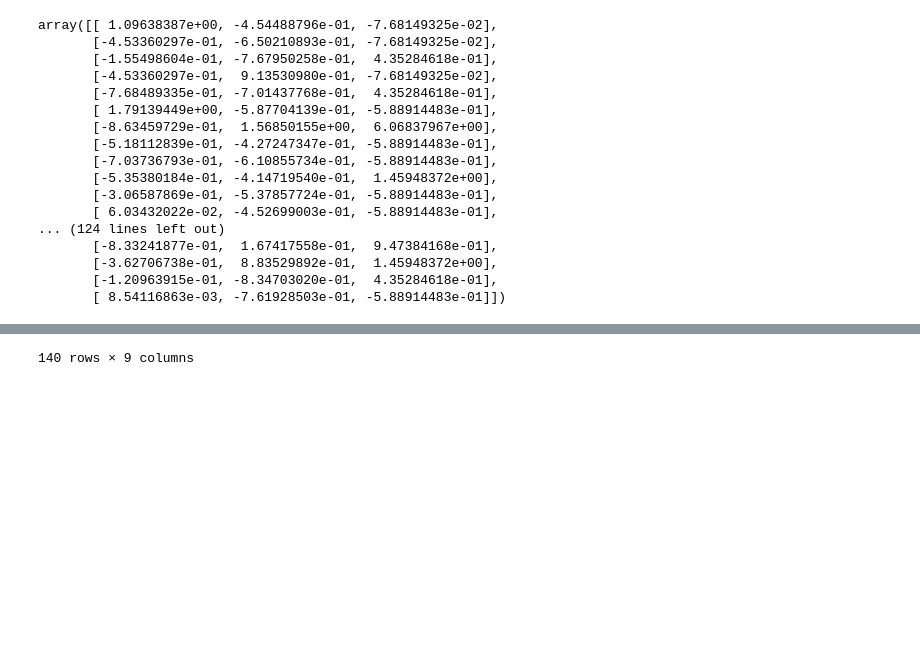
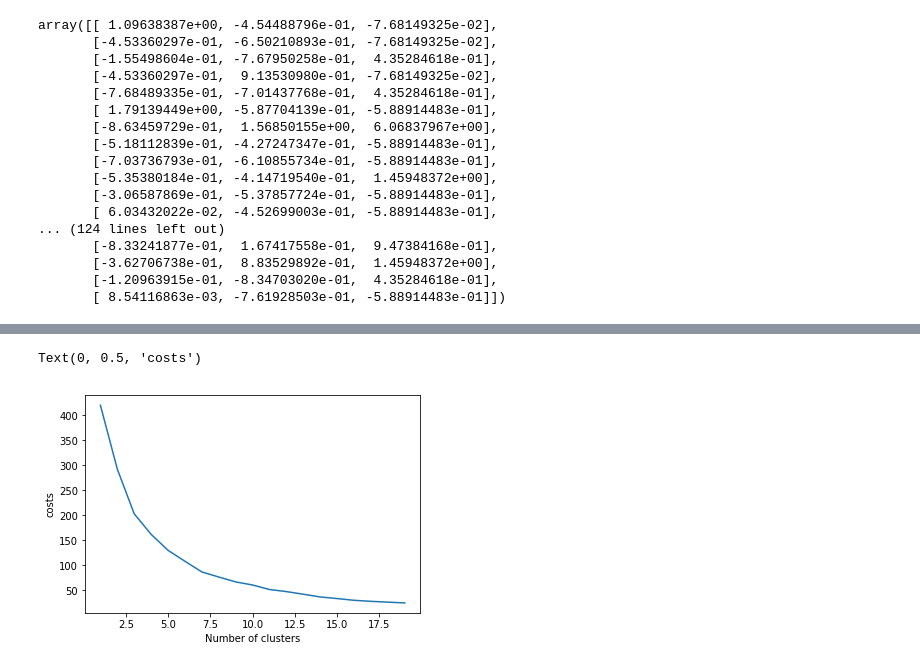
Before and after one commit to DirkFritz/Coursera_Capstone, a Jupyter notebook: FinalProject.ipynb, the cells around one changed output, grey strips where cells are left out. Drawn from its saved outputs; the diff is of its cells as text; code cells hidden in the pictures; blank space fills up the shorter version.

```diff
--- a/FinalProject.ipynb
+++ b/FinalProject.ipynb
@@ -364,11 +365,16 @@ array([[ 1.09638387e+00, -4.54488796e-01, -7.68149325e-02],
        [-1.20963915e-01, -8.34703020e-01,  4.35284618e-01],
        [ 8.54116863e-03, -7.61928503e-01, -5.88914483e-01]])
 # %%
-
-k_means = KMeans(init="k-means++", n_clusters=num_clusters, n_init=12)
-k_means.fit(cluster_dataset)
-labels = k_means.labels_
-labels
+costs =[]
+for i in range(num_clusters,20):
+    k_means = KMeans(init="k-means++", n_clusters=i, n_init=12)
+    k_means.fit(cluster_dataset)
+    labels = k_means.labels_
+    costs.append(k_means.inertia_)
+#labels
 neighborhoods2["Labels"] = labels
 neighborhoods2
+plt.plot(range(num_clusters,20),costs)
+plt.xlabel("Number of clusters")
+plt.ylabel("costs")
 # %% [output]
@@ -393,4 +381,5 @@ neighborhoods2
-140 rows × 9 columns
+Text(0, 0.5, 'costs')
+[figure, added]
 # %%
 neighborhoods2.groupby('Labels').mean()
 # %% [output]
```
Also changed, not shown: parts of 6 cells of this notebook.
